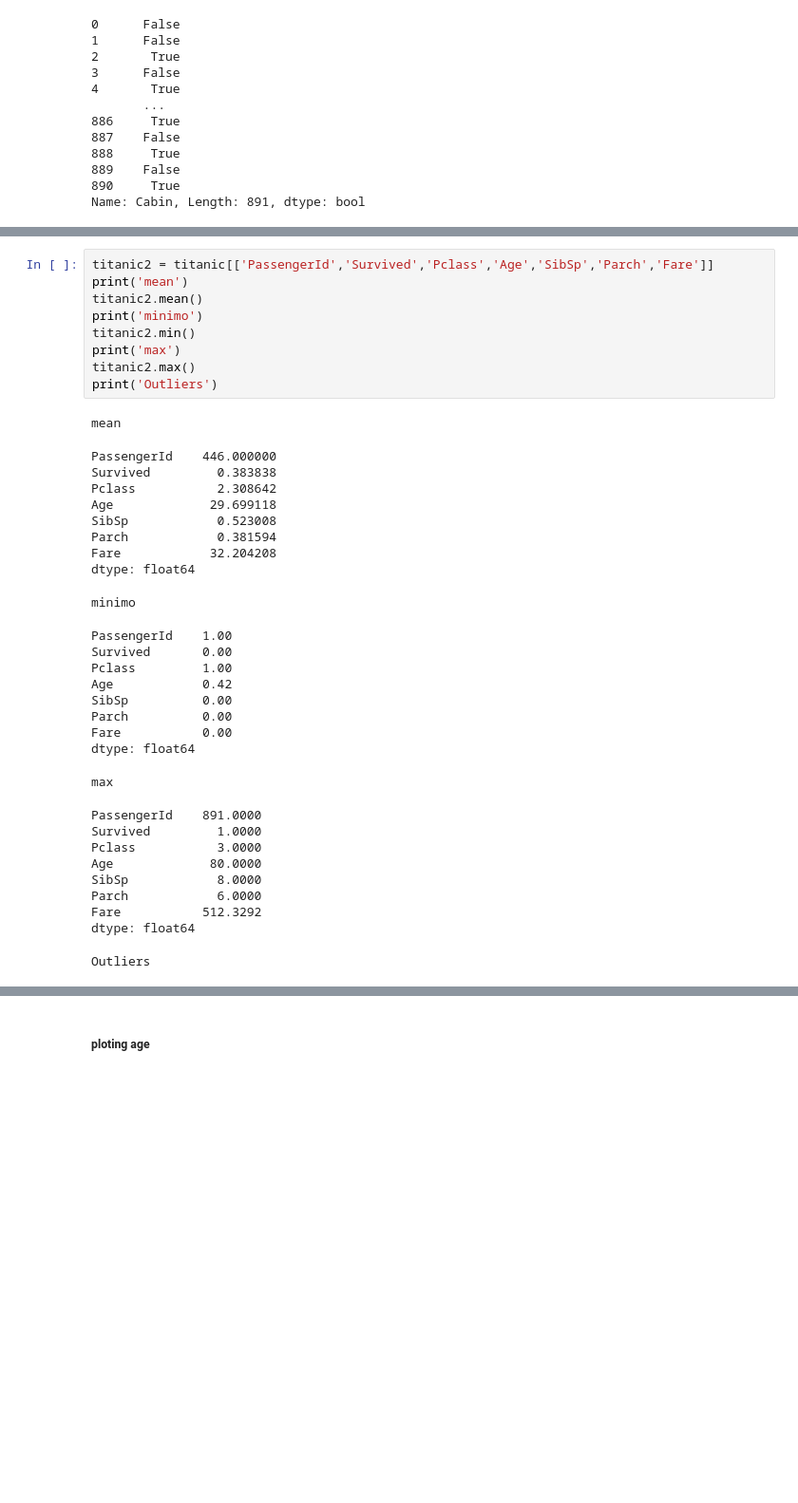
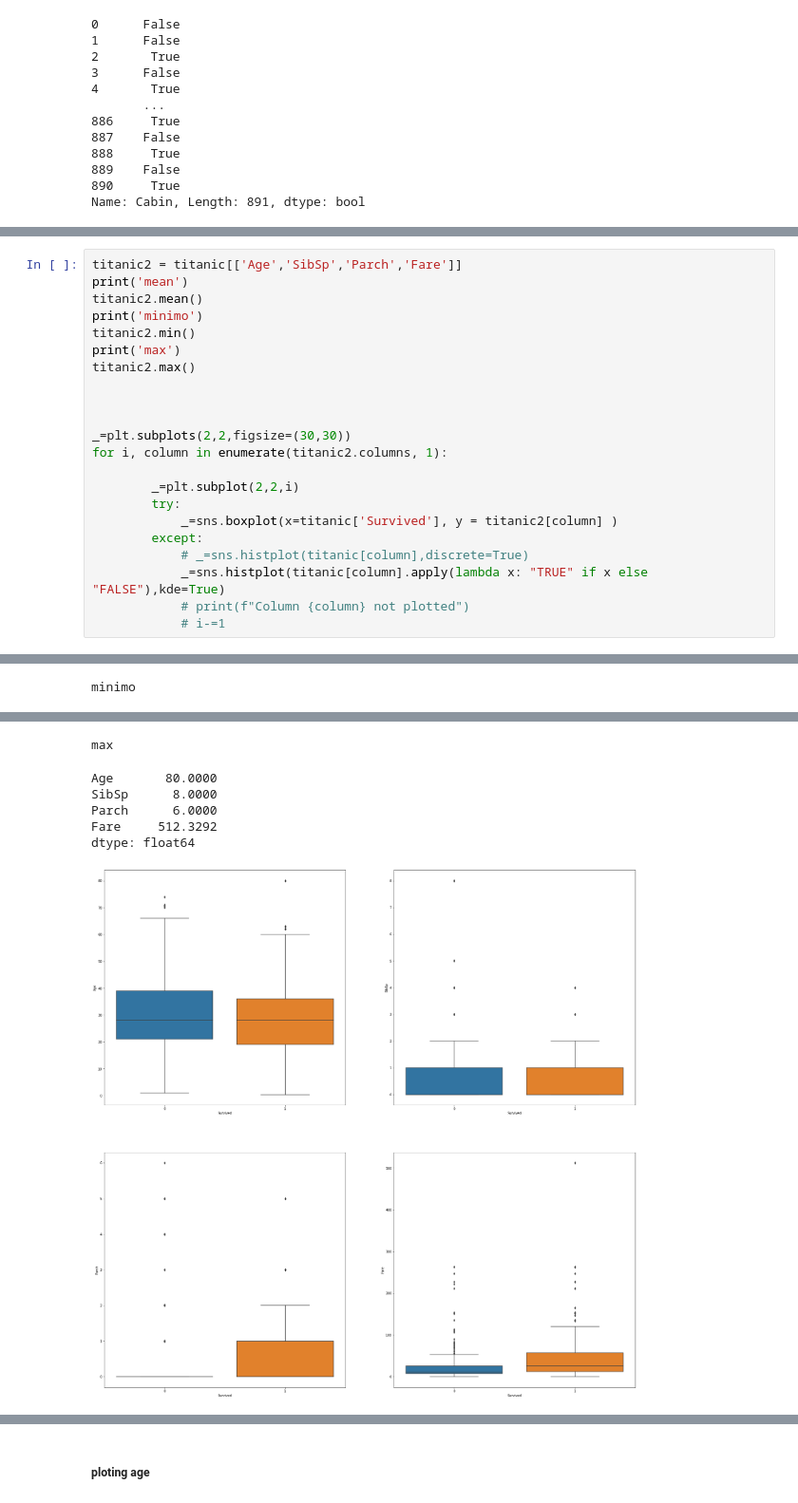
Before and after one commit to TheOrangeWildCat/BecaBunsan, a Jupyter notebook: python/data analysis/Profiling Titanic Dataset.ipynb, the cells around one changed output, grey strips where cells are left out. Shown at 95% size. Cells and saved outputs as stored; diff of their text form; blank space fills up the shorter version.

```diff
--- a/python/data analysis/Profiling Titanic Dataset.ipynb
+++ b/python/data analysis/Profiling Titanic Dataset.ipynb
@@ -388,38 +388,23 @@ Name: Cabin, Length: 891, dtype: bool
-# %%
-titanic2 = titanic[['PassengerId','Survived','Pclass','Age','SibSp','Parch','Fare']]
-print('mean')
-titanic2.mean()
-print('minimo')
-titanic2.min()
-print('max')
-titanic2.max()
-print('Outliers')
-# %% [output]
-mean
-PassengerId    446.000000
-Survived         0.383838
-Pclass           2.308642
-Age             29.699118
-SibSp            0.523008
-Parch            0.381594
-Fare            32.204208
-dtype: float64
-minimo
-PassengerId    1.00
-Survived       0.00
-Pclass         1.00
-Age            0.42
-SibSp          0.00
-Parch          0.00
-Fare           0.00
-dtype: float64
-max
-PassengerId    891.0000
-Survived         1.0000
-Pclass           3.0000
-Age             80.0000
-SibSp            8.0000
-Parch            6.0000
-Fare           512.3292
-dtype: float64
-Outliers
+# %%
+titanic2 = titanic[['Age','SibSp','Parch','Fare']]
+print('mean')
+titanic2.mean()
+print('minimo')
+titanic2.min()
+print('max')
+titanic2.max()
+
+
+
+_=plt.subplots(2,2,figsize=(30,30))
+for i, column in enumerate(titanic2.columns, 1):
+
+        _=plt.subplot(2,2,i)
+        try:
+            _=sns.boxplot(x=titanic['Survived'], y = titanic2[column] )
+        except:
+            # _=sns.histplot(titanic[column],discrete=True)
+            _=sns.histplot(titanic[column].apply(lambda x: "TRUE" if x else "FALSE"),kde=True)
+            # print(f"Column {column} not plotted")
+            # i-=1
+# %% [output]
@@ -425,0 +417 @@ Outliers
+minimo
@@ -426 +423,8 @@ Outliers
+max
+Age       80.0000
+SibSp      8.0000
+Parch      6.0000
+Fare     512.3292
+dtype: float64
+[figure, added]
 # %% [markdown]
```
Also changed, not shown: parts of 17 cells of this notebook.
